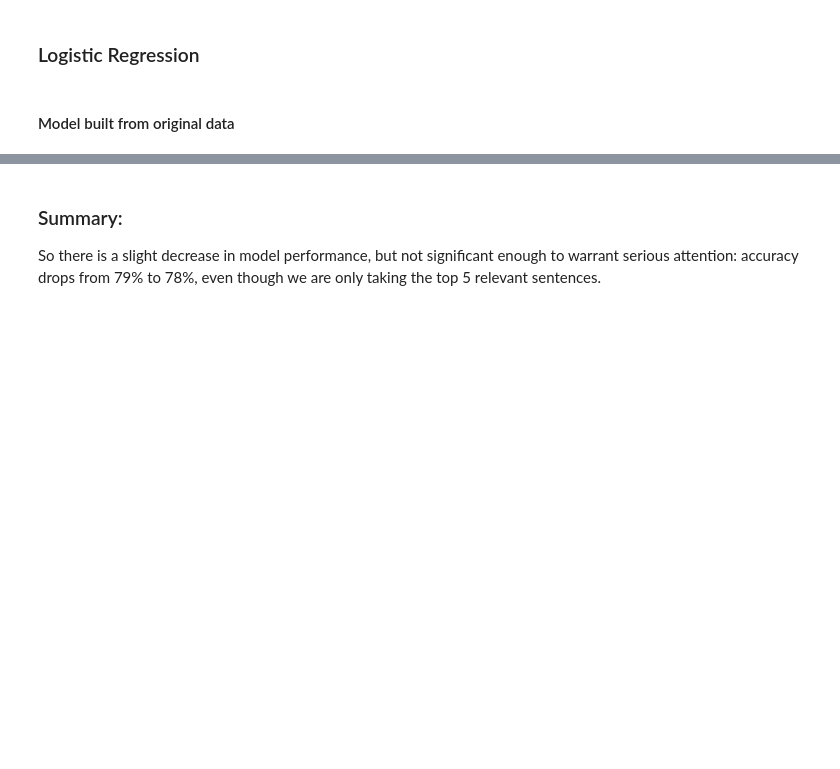
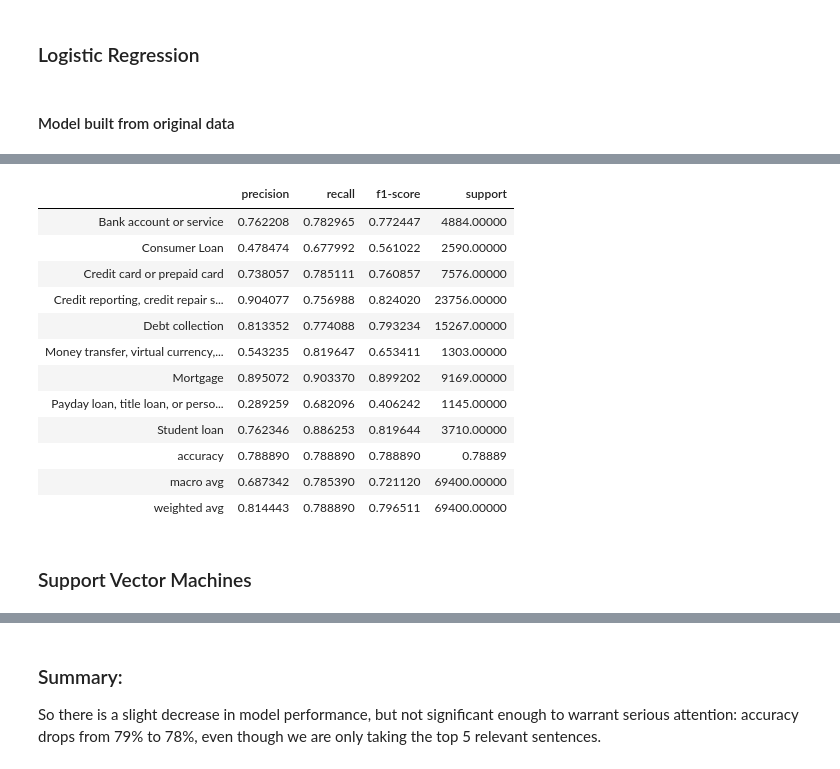
Before and after one commit to yl238/customer-complaints, a Jupyter notebook: ipynb/Classification-with-summarized-text.ipynb, the cells around one changed output, grey strips where cells are left out. Saved outputs shown, nothing was run; the diff lists cells and outputs as text; code cells hidden in the pictures; blank space fills up the shorter version.

```diff
--- a/ipynb/Classification-with-summarized-text.ipynb
+++ b/ipynb/Classification-with-summarized-text.ipynb
@@ -128,0 +135,18 @@ orig_report_df = pd.DataFrame(classification_report(y_val, pred_orig, output_dic
+# %%
+orig_report_df
+# %% [output]
+|  | precision | recall | f1-score | support |
+| Bank account or service | 0.762208 | 0.782965 | 0.772447 | 4884.00000 |
+| Consumer Loan | 0.478474 | 0.677992 | 0.561022 | 2590.00000 |
+| Credit card or prepaid card | 0.738057 | 0.785111 | 0.760857 | 7576.00000 |
+| Credit reporting, credit repair s... | 0.904077 | 0.756988 | 0.824020 | 23756.00000 |
+| Debt collection | 0.813352 | 0.774088 | 0.793234 | 15267.00000 |
+| Money transfer, virtual currency,... | 0.543235 | 0.819647 | 0.653411 | 1303.00000 |
+| Mortgage | 0.895072 | 0.903370 | 0.899202 | 9169.00000 |
+| Payday loan, title loan, or perso... | 0.289259 | 0.682096 | 0.406242 | 1145.00000 |
+| Student loan | 0.762346 | 0.886253 | 0.819644 | 3710.00000 |
+| accuracy | 0.788890 | 0.788890 | 0.788890 | 0.78889 |
+| macro avg | 0.687342 | 0.785390 | 0.721120 | 69400.00000 |
+| weighted avg | 0.814443 | 0.788890 | 0.796511 | 69400.00000 |
+# %% [markdown]
+### Support Vector Machines
```
Also changed, not shown: parts of 36 cells of this notebook, 10 other files.
